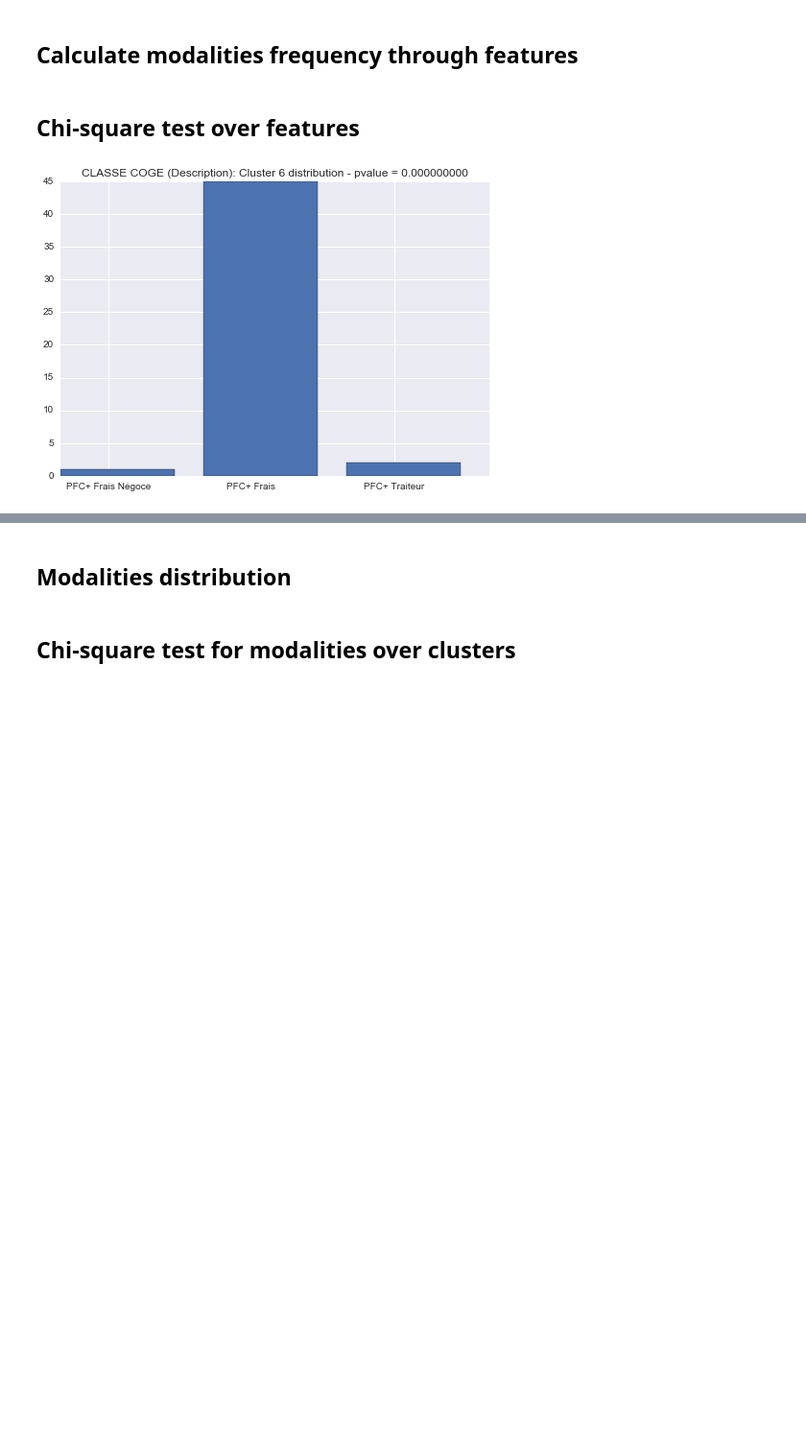
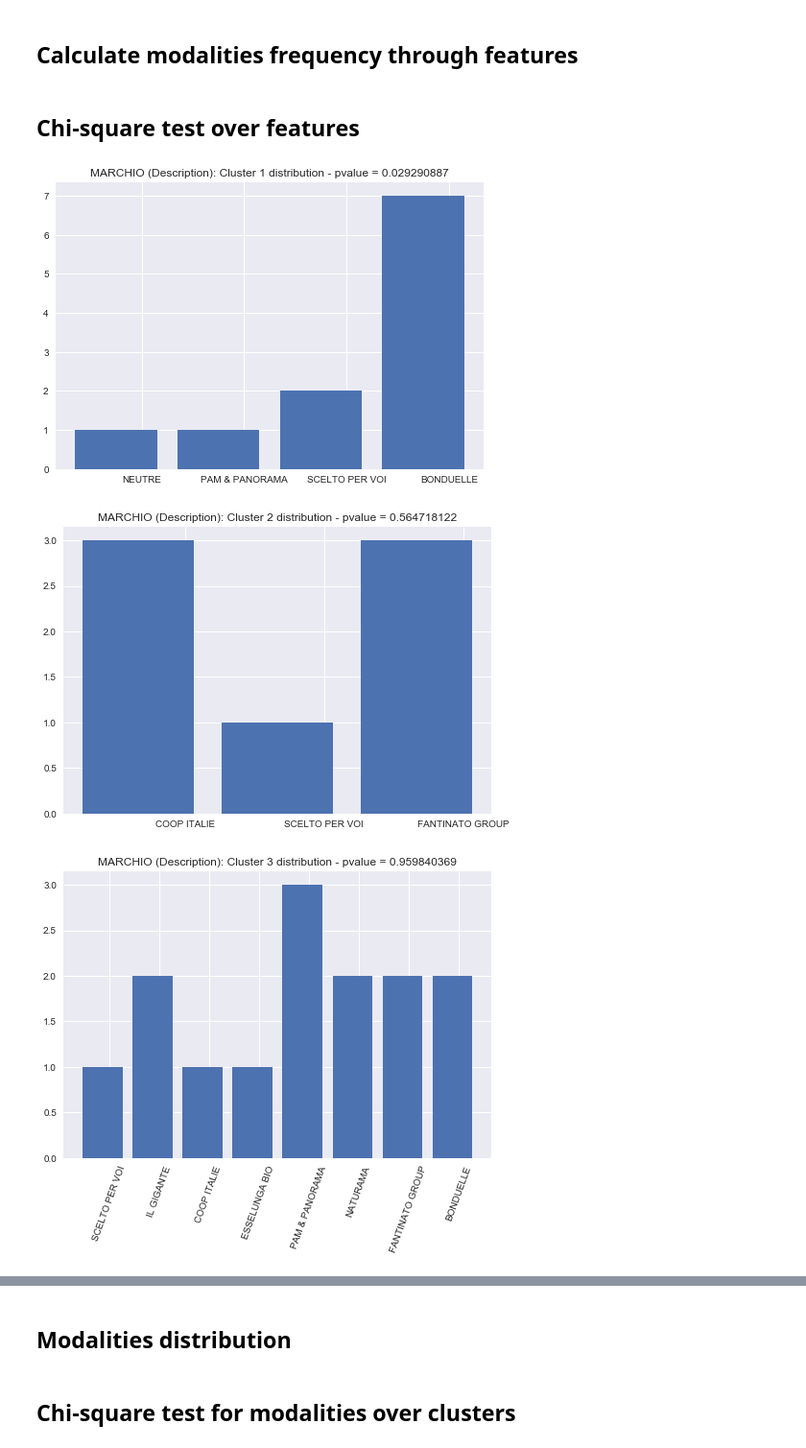
Before and after one commit to imad24/pc_clustering, a Jupyter notebook: notebooks/0.3-imad-cluster-analysis.ipynb, the cells around one changed output, grey strips where cells are left out. Shown at 96% size. Drawn from its saved outputs; the diff is of its cells as text; code cells hidden in the pictures; blank space fills up the shorter version.

```diff
--- a/notebooks/0.3-imad-cluster-analysis.ipynb
+++ b/notebooks/0.3-imad-cluster-analysis.ipynb
@@ -24,7 +24,7 @@ from IPython.display import display
 processed_path = "..\\data\\processed\\"
 interim_path = "..\\data\\interim\\"
 file_name = "p2c1_clustering_clean.csv"
-file_name = "corr_p2c1_clustering_clean_jour.csv"
+file_name = "p2c1_clustering_clean_jour.csv"
 
 df_prd_cluster = pd.read_csv(interim_path+file_name, sep=';', encoding='utf-8').drop('Unnamed: 0',axis=1).set_index('Product Group key')
 
@@ -113,7 +113,7 @@ pthreashold = 0.2
 
 #get the features
 features = product_cluster.columns[:-2]
-clusters = [8]
+clusters = [1]
 
 res_features_over_cluster = [0]
 
@@ -167,23 +176,25 @@ for f in features:
 # %%
 pthreashold = 1
 clusters = set(product_cluster['Cluster'].values)
 
-features = ["CLASSE COGE (Description)"]
+features = ["MARCHIO (Description)"]
 
 for f in features:
     for c in clusters:
         #get information from the previous array
         feature_clust_dist = features_clust_dist[f]
         feature_distribution = list(feature_clust_dist[c].values())
         feature_keys = list(feature_clust_dist[c].keys())
         nftrs = len(feature_keys)
         chisq, p = chisquare(feature_distribution)
         if p<pthreashold:
             plt.figure()
             plt.title("%s: Cluster %d distribution - pvalue = %.9f"%(f,c,p))
             plt.bar(np.arange(nftrs),feature_distribution)
             plt.xticks(np.arange(nftrs)+(1.0/nftrs),feature_keys,rotation=70 if nftrs>5 else 0)
 
     plt.show(block = True)
 # %% [output]
-[figure, old version]
+[figure, new version]
+[figure, added]
+[figure, added]
```
Also changed, not shown: parts of 10 cells of this notebook, 6 other files.
